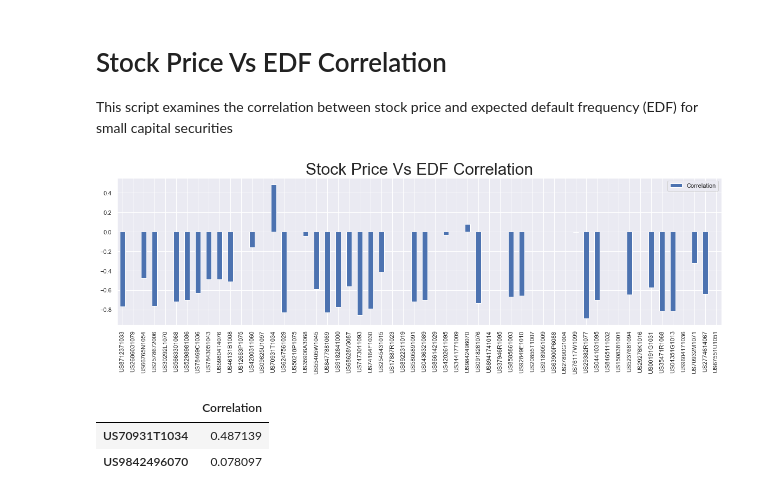
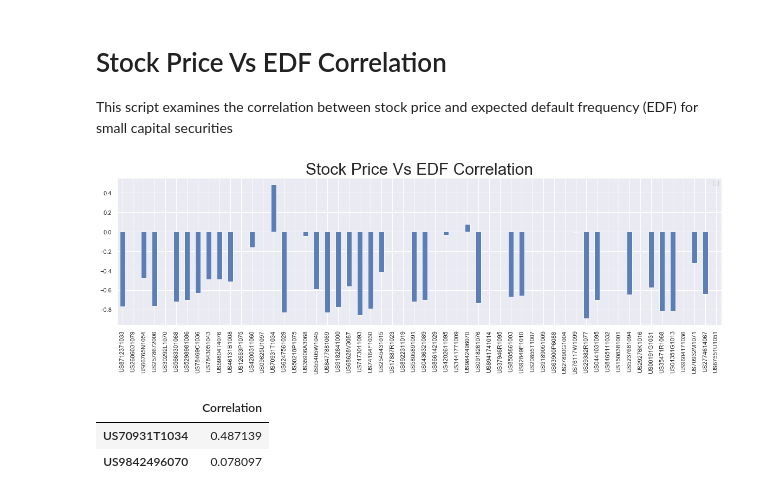
Before and after one commit to ossskkar/FINANCIAL, a Jupyter notebook: Stock Price Vs EDF Correlation.ipynb, the cells around one changed output. Saved outputs shown, nothing was run; the diff lists cells and outputs as text; code cells hidden in the pictures.

```diff
--- a/Stock Price Vs EDF Correlation.ipynb
+++ b/Stock Price Vs EDF Correlation.ipynb
@@ -42,11 +42,12 @@ price_series, edf = load_data()
 corr = get_correlation(price_series, edf)
 # %%
 # Plot correlation
-ax = corr.plot.bar(figsize=(20,5))
+ax = corr.plot.bar(figsize=(20,5), alpha=0.9)
 ax.set_title('Stock Price Vs EDF Correlation', fontsize=30)
+ax.legend('')
 plt.show()
 # %% [output]
-[figure, old version]
+[figure, new version]
 # %%
 # Inspect outliers
 corr[corr['Correlation'] > 0]
```
